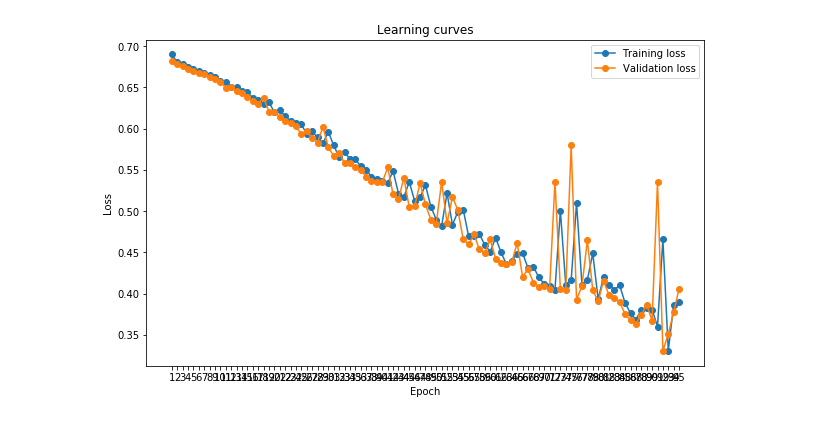
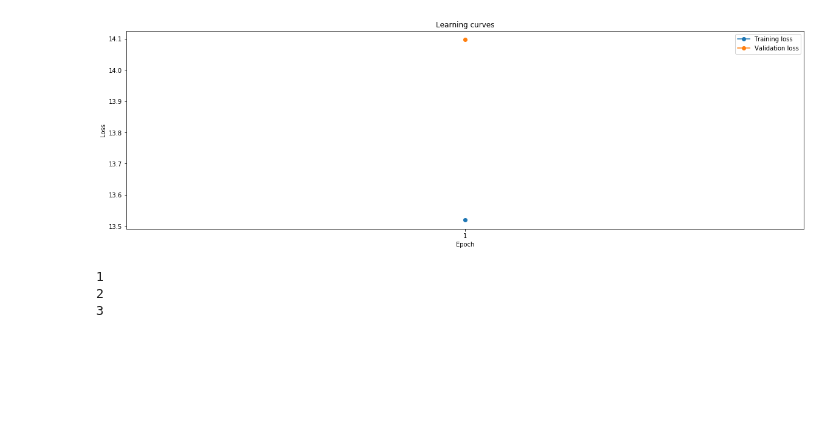
Before and after one commit to avilaJorge/DeepFakeDetector, a Jupyter notebook: DeepFakeDetectionModel.ipynb, the cells around one changed output. Drawn from its saved outputs; the diff is of its cells as text; code cells hidden in the pictures; blank space fills up the shorter version.

```diff
--- a/DeepFakeDetectionModel.ipynb
+++ b/DeepFakeDetectionModel.ipynb
@@ -26,9 +58,9 @@ device = torch.device("cuda:0" if torch.cuda.is_available() else "cpu")
 trn_dl, val_dl, tst_dl = get_dataloaders()
 # %%
 s_epoch      = 1
-num_epochs   = 500
+num_epochs   = 2
 log_step     = 10e5
-lr_rate      = 1e-3
+lr_rate      = 1e-5
 best_loss    = float('inf')
 prev_loss    = float('inf')
 loss_inc_cnt = 0
@@ -37,9 +69,17 @@ stop_early   = False
 load_model   = False
 model_name   = 'LogisticRegressionModel'
 
+def init_weights(m):
+    print(m)
+    if type(m) == nn.Linear:
+        torch.nn.init.uniform_(m.weight)
+        m.bias.data.fill_(0.01)
+        print(m.weight)
+
 lr_model = LinearRegression(725, 1500, 250).to(device)
+lr_model.apply(init_weights)
 criterion = torch.nn.BCELoss()
-optimizer = torch.optim.SGD(lr_model.parameters(), lr=lr_rate)
+optimizer = torch.optim.SGD(lr_model.parameters(), lr=lr_rate, weight_decay=1e-4, momentum=0.5)
 
 if load_model:
     lr_model.load_state_dict(torch.load(''))
@@ -62,11 +120,15 @@ def train(model, dataloader, validation_loader):
             optimizer.zero_grad()
 
             # Move to GPU
-            x = x.to(device)
+            x = check_dims(x).to(device)
             y = y.to(device)
-
+            print("x.shape=", x.shape)
+            print("y.shape=", y.shape)
+            print(x[0])
             # Forward, backward and optimize
             pred = model(x)
+            print("pred.shape=", pred.shape)
+            print(pred)
             loss = criterion(pred, y)
             loss.backward()
             optimizer.step()
@@ -77,7 +139,7 @@ def train(model, dataloader, validation_loader):
 
             # update progress bar
             progress.update(x.shape[0], train_loss)
-
+        print("Prediction Size: ", pred.shape)
         print('Epoch: ', epoch)
         print('Training loss:', train_loss)
         train_losses.append(train_loss.value)
@@ -111,7 +173,7 @@ def evaluate(model, epoch, data_loader, valid_losses, validation=True):
         for i, (x, y) in enumerate(data_loader):
 
             # Move to GPU
-            x = x.to(device)
+            x = check_dims(x).to(device)
             y = y.to(device)
 
             # Evaluate
@@ -193,14 +267,27 @@ Validation Loss has gone up 0 times.
 # %%
 epochs = range(1, len(train_losses) + 1)
 
-plt.figure(figsize=(10,6))
+plt.figure(figsize=(20,6))
 plt.plot(epochs, train_losses, '-o', label='Training loss')
 plt.plot(epochs, valid_losses, '-o', label='Validation loss')
 plt.legend()
 plt.title('Learning curves')
 plt.xlabel('Epoch')
 plt.ylabel('Loss')
 plt.xticks(epochs)
 plt.show()
 # %% [output]
-[figure, old version]
+[figure, new version]
+# %%
+def simpleGeneratorFun():
+    yield 1
+    yield 2
+    yield 3
+
+# Driver code to check above generator function
+for value in simpleGeneratorFun():
+    print(value)
+# %% [output]
+1
+2
+3
```
Also changed, not shown: parts of 6 cells of this notebook.
